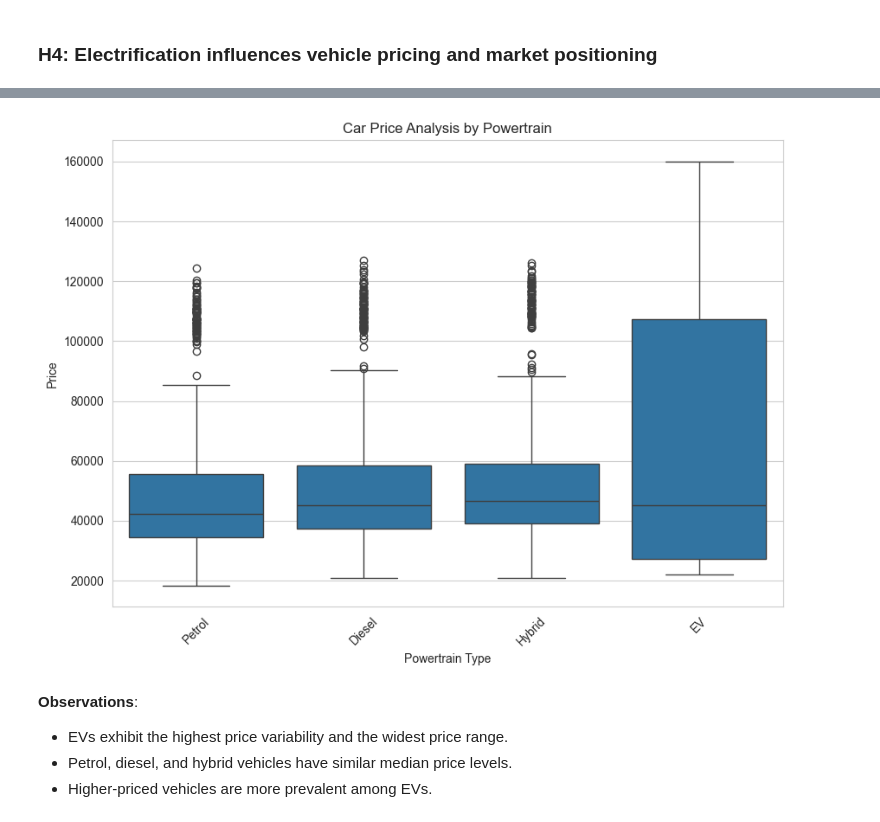
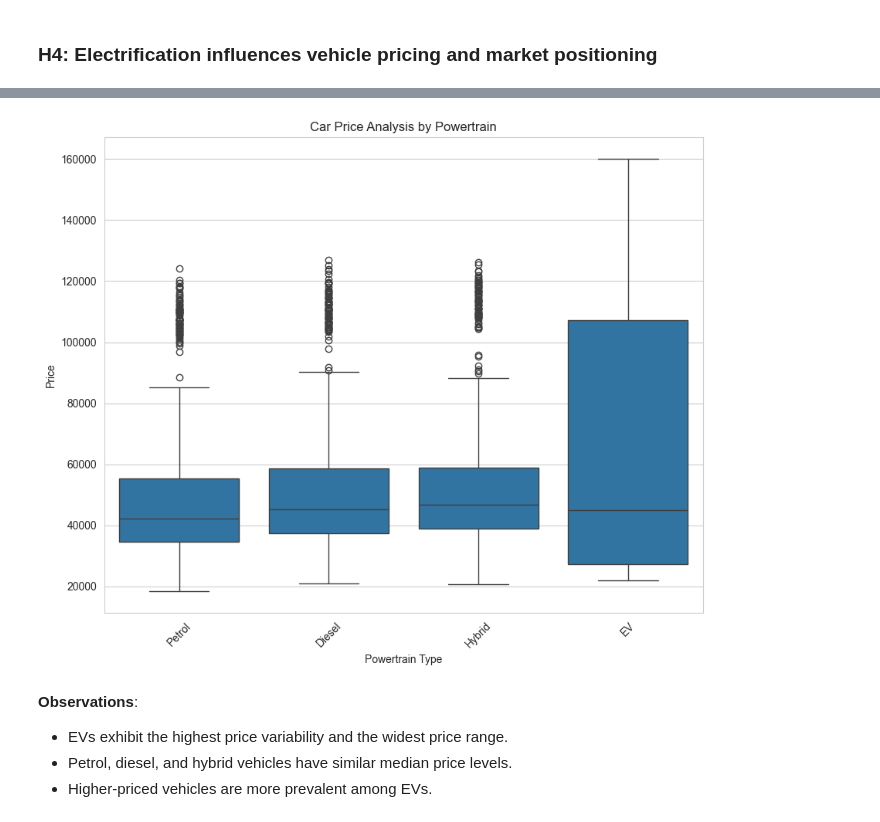
Before and after one commit to avillafranca504/vehicle-price-and-performance-analysis, a Jupyter notebook: 01_European_Cars_EDA.ipynb, the cells around one changed output, grey strips where cells are left out. Saved outputs shown, nothing was run; the diff lists cells and outputs as text; code cells hidden in the pictures.

```diff
--- a/02_European_Cars_EDA.ipynb
+++ b/01_European_Cars_EDA.ipynb
@@ -1271,18 +1270,18 @@ plt.show()
 # %%
 #Evaluates whether electrification is rewarded in the market
-plt.figure(figsize=(10,7))
+plt.figure(figsize=(10,8))
 sns.set_style("whitegrid")
 
 sns.boxplot(data=df, x="Powertrain_Type", y="Price_(EUR)")
 
 plt.title("Car Price Analysis by Powertrain")
 plt.xticks(rotation=45)
 plt.xlabel("Powertrain Type")
 plt.ylabel("Price")
 
 plt.show()
 # %% [output]
-[figure, old version]
+[figure, new version]
 # %% [markdown]
 **Observations**:
 - EVs exhibit the highest price variability and the widest price range.
```
Also changed, not shown: parts of 8 cells of this notebook, 10 other files.
